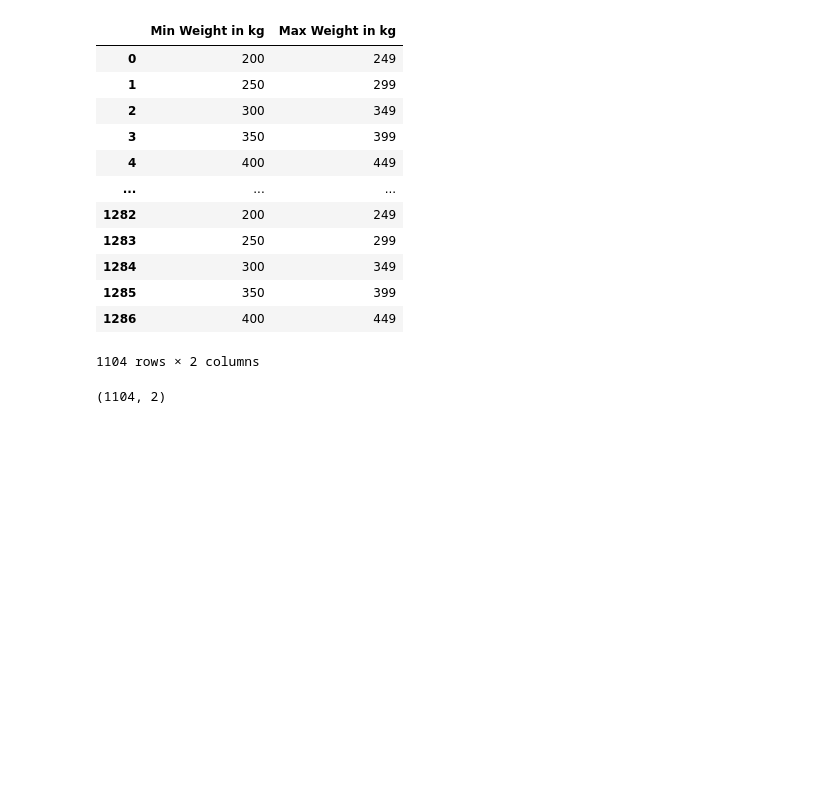
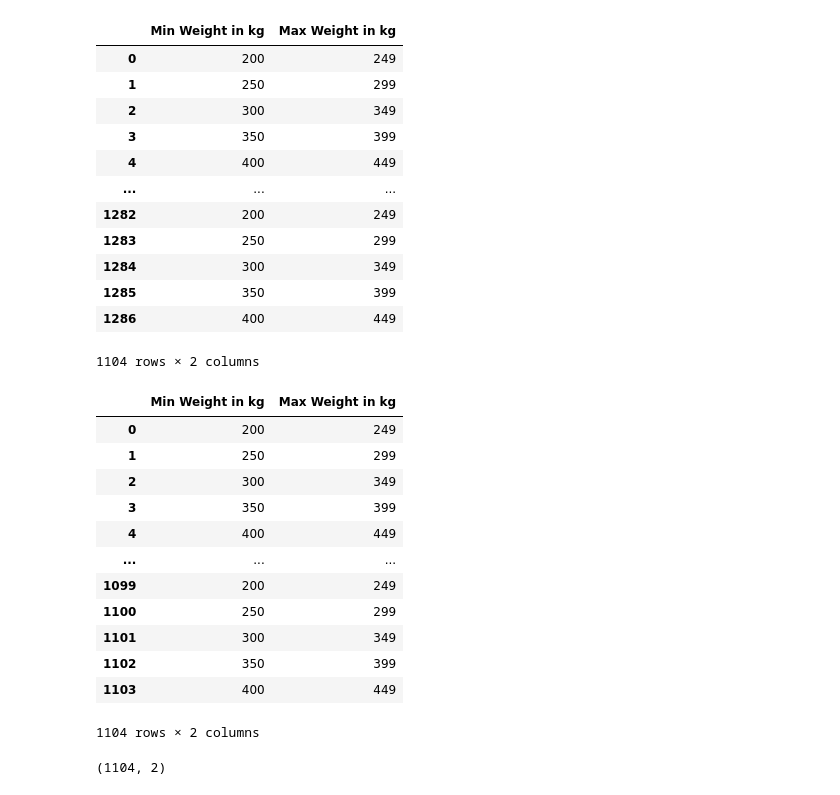
Before and after one commit to vicalfayo09/steer_price_prediction_ml, a Jupyter notebook: datasetloading.ipynb, the cells around one changed output. Cells and saved outputs as stored; diff of their text form; code cells hidden in the pictures; blank space fills up the shorter version.

```diff
--- a/datasetloading.ipynb
+++ b/datasetloading.ipynb
@@ -338,3 +392,19 @@ x
+# %%
+pd.read_sql('steer_weight_table', engine)
+# %% [output]
+|  | Min Weight in kg | Max Weight in kg |
+| 0 | 200 | 249 |
+| 1 | 250 | 299 |
+| 2 | 300 | 349 |
+| 3 | 350 | 399 |
+| 4 | 400 | 449 |
+| ... | ... | ... |
+| 1099 | 200 | 249 |
+| 1100 | 250 | 299 |
+| 1101 | 300 | 349 |
+| 1102 | 350 | 399 |
+| 1103 | 400 | 449 |
+1104 rows × 2 columns
 # %%
 x.shape
 # %% [output]
```
Also changed, not shown: parts of 44 cells of this notebook.
